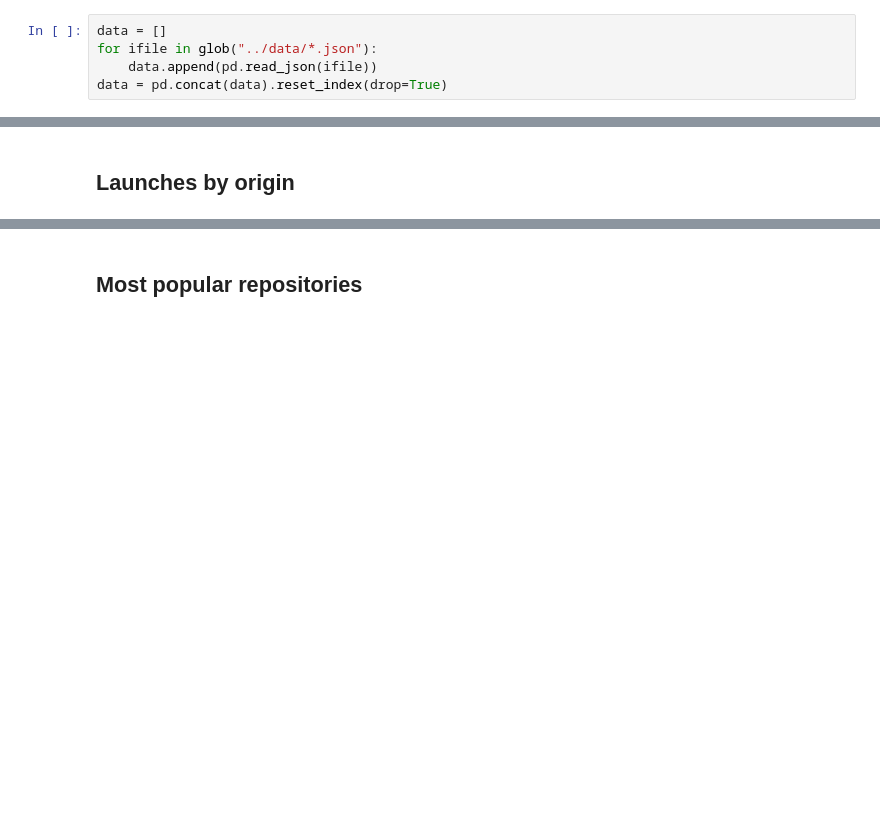
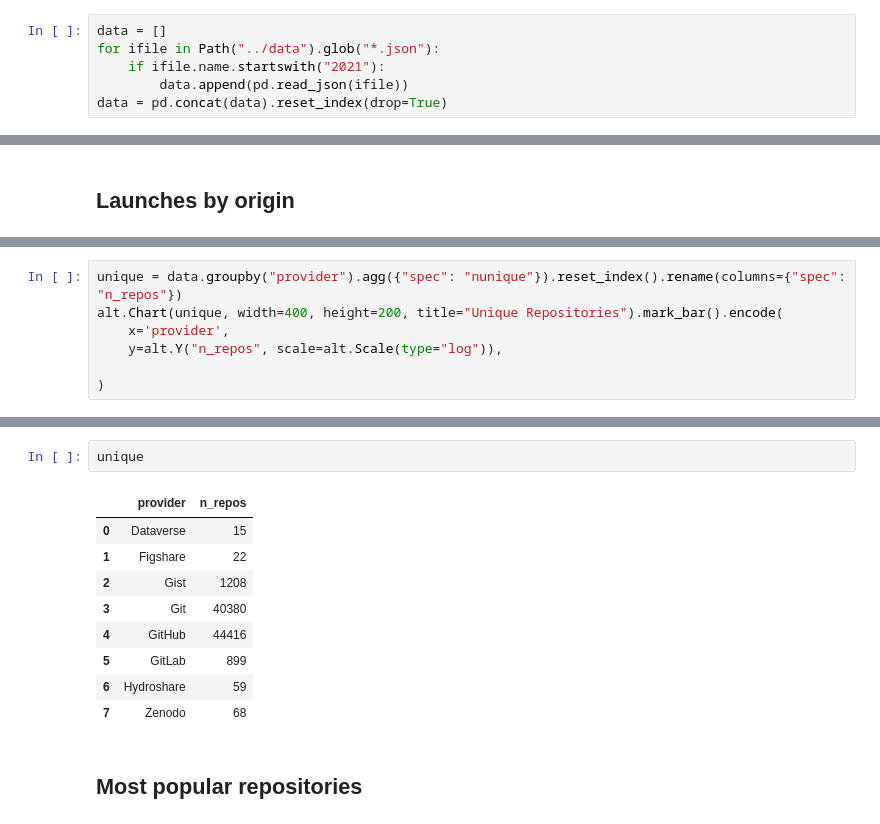
Before and after one commit to choldgraf/binder-meta, a Jupyter notebook: notebooks/analyze.ipynb, the cells around one changed output, grey strips where cells are left out. Saved outputs shown, nothing was run; the diff lists cells and outputs as text; blank space fills up the shorter version.

Commit message:
Update data and analysis

```diff
--- a/notebooks/analyze.ipynb
+++ b/notebooks/analyze.ipynb
@@ -5,7 +5,8 @@ from glob import glob
 # %%
 data = []
-for ifile in glob("../data/*.json"):
-    data.append(pd.read_json(ifile))
+for ifile in Path("../data").glob("*.json"):
+    if ifile.name.startswith("2021"):
+        data.append(pd.read_json(ifile))
 data = pd.concat(data).reset_index(drop=True)
 # %% [markdown]
 ## Launches by provider
@@ -31,0 +35,7 @@ alt.Chart(origin).mark_line().encode(
+# %%
+unique = data.groupby("provider").agg({"spec": "nunique"}).reset_index().rename(columns={"spec": "n_repos"})
+alt.Chart(unique, width=400, height=200, title="Unique Repositories").mark_bar().encode(
+    x='provider',
+    y=alt.Y("n_repos", scale=alt.Scale(type="log")),
+
+)
@@ -32,3 +44,15 @@ alt.Chart(origin).mark_line().encode(
+# %%
+unique
+# %% [output]
+|  | provider | n_repos |
+| 0 | Dataverse | 15 |
+| 1 | Figshare | 22 |
+| 2 | Gist | 1208 |
+| 3 | Git | 40380 |
+| 4 | GitHub | 44416 |
+| 5 | GitLab | 899 |
+| 6 | Hydroshare | 59 |
+| 7 | Zenodo | 68 |
 # %% [markdown]
 ## Most popular repositories
 # %%
```
Also changed, not shown: parts of 7 cells of this notebook, 19 other files.
